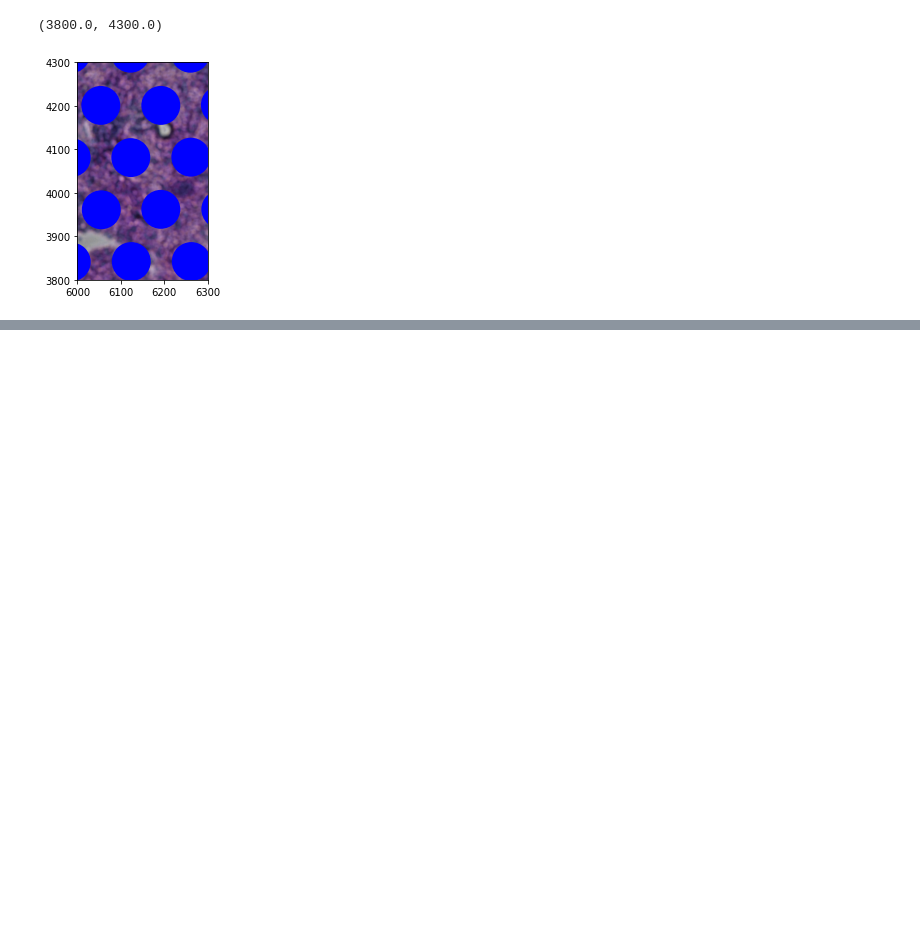
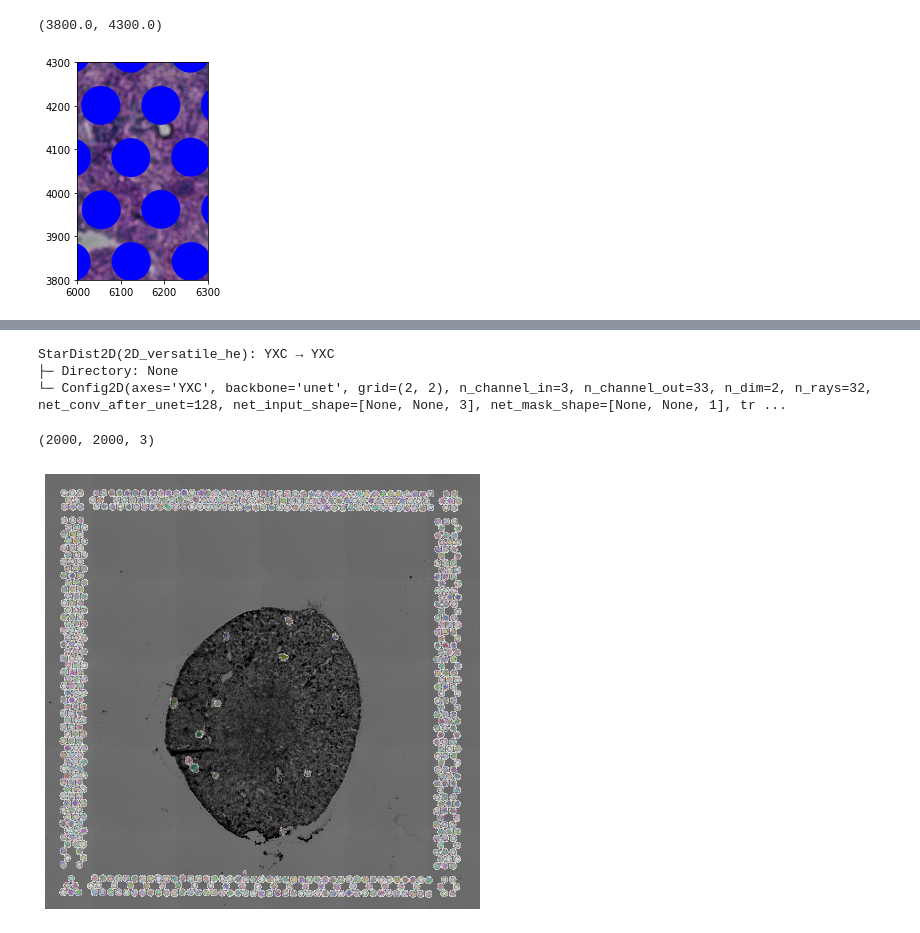
Before and after one commit to scverse/squidpy, a Jupyter notebook: notebooks/segmentation_example_stardist.ipynb, the cells around one changed output, grey strips where cells are left out. Cells and saved outputs as stored; diff of their text form; code cells hidden in the pictures; blank space fills up the shorter version.

Commit message:
added stardist example

```diff
--- a/notebooks/segmentation_example_stardist.ipynb
+++ b/notebooks/segmentation_example_stardist.ipynb
@@ -6,12 +6,21 @@ import seaborn as sns
 import matplotlib.pyplot as plt
 import scanpy as sc
 
+from stardist import random_label_cmap, _draw_polygons, export_imagej_rois
+from stardist.models import StarDist2D
+lbl_cmap = random_label_cmap()
+
+from glob import glob
+from tifffile import imread
+from csbdeep.utils import Path, normalize
+from csbdeep.io import save_tiff_imagej_compatible
+
 %load_ext autoreload
 %autoreload 2
 
 user = "david.fischer"
 
-if user == "david.fischer_local"
+if user == "david.fischer_local":
     PATH = "/Users/david.fischer/phd/datasets/2020_10x_visium/"
 else:
     PATH = "/storage/groups/ml01/datasets/raw/20200909_PublicVisium_giovanni.palla/20191205_10XVisium_MouseKidneyCoronal_giovanni.palla/"
@@ -211,0 +222,3 @@ Last small thing to point out is that the coordinate origin is top left, as per
+# %%
+model = StarDist2D.from_pretrained('2D_versatile_he')
+#model = StarDist2D(None, name='stardist', basedir='models')
@@ -211,0 +232,21 @@ Last small thing to point out is that the coordinate origin is top left, as per
+# %%
+model
+# %% [output]
+StarDist2D(2D_versatile_he): YXC → YXC
+├─ Directory: None
+└─ Config2D(axes='YXC', backbone='unet', grid=(2, 2), n_channel_in=3, n_channel_out=33, n_dim=2, n_rays=32, net_conv_after_unet=128, net_input_shape=[None, None, 3], net_mask_shape=[None, None, 1], tr ...
+# %%
+img = normalize(adata.uns["spatial"]['V1_Mouse_Kidney']['images']["hires"], 1,99.8, axis=(0,1))
+# %%
+img.shape
+# %% [output]
+(2000, 2000, 3)
+# %%
+labels, details = model.predict_instances(img)
+# %%
+plt.figure(figsize=(8,8))
+plt.imshow(img if img.ndim==2 else img[...,0], clim=(0,1), cmap='gray')
+plt.imshow(labels, cmap=lbl_cmap, alpha=0.5)
+plt.axis('off');
+# %% [output]
+[figure, added]
```
Also changed, not shown: parts of 6 cells of this notebook.
